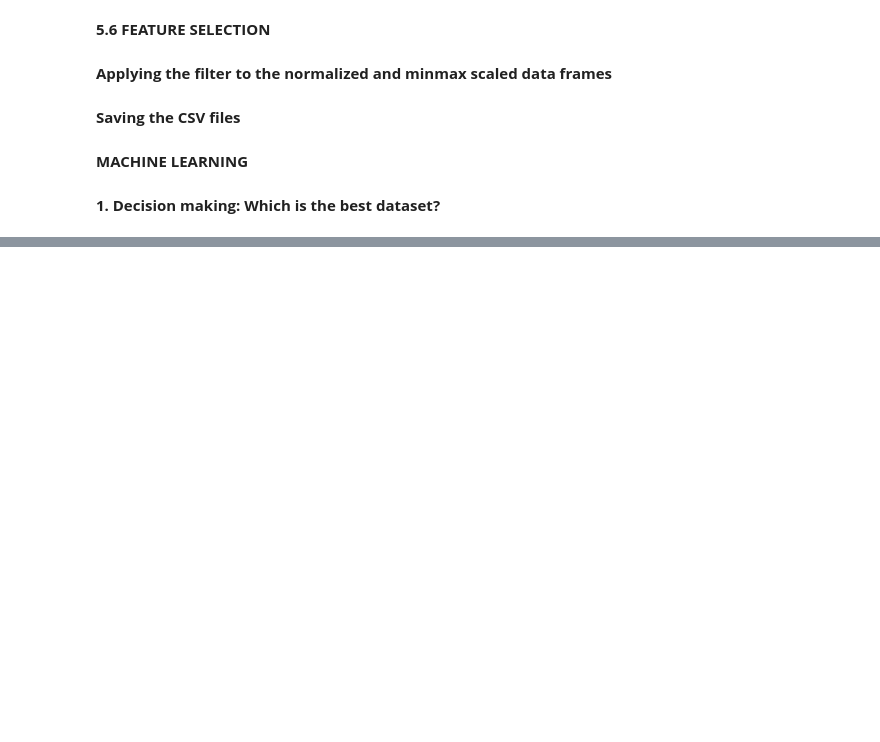
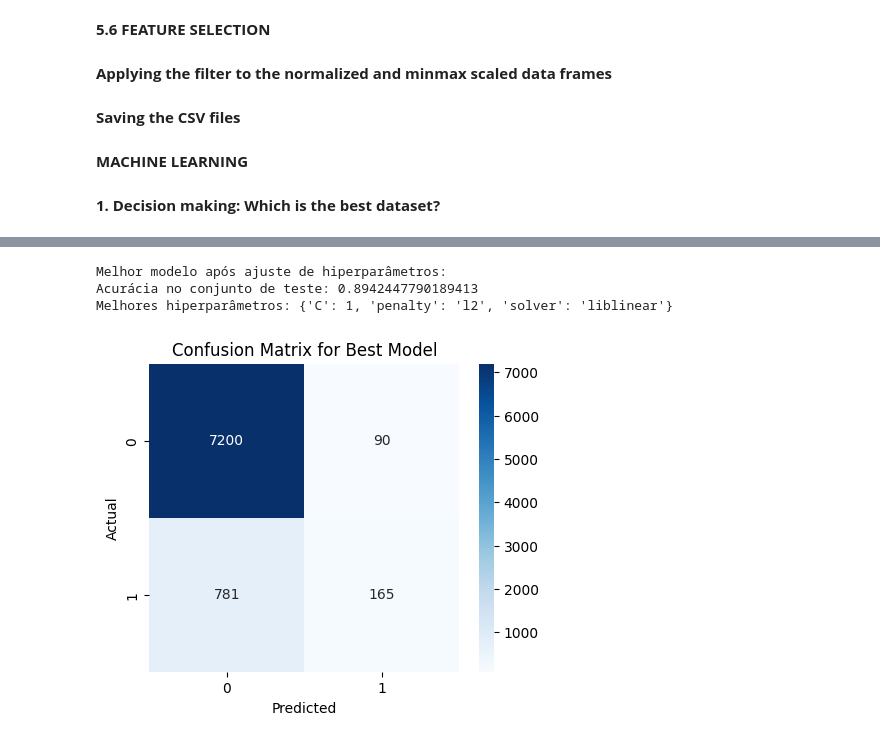
Before and after one commit to RitaViegas/Projetct-Logistic-Regression---Banking-Marketing-Campaign, a Jupyter notebook: src/explore.ipynb, the cells around one changed output, grey strips where cells are left out. Cells and saved outputs as stored; diff of their text form; code cells hidden in the pictures; blank space fills up the shorter version.

Commit message:
logistic regression - completed

```diff
--- a/src/explore.ipynb
+++ b/src/explore.ipynb
@@ -1264,0 +1315,40 @@ Please also refer to the documentation for alternative solver options:
+# %%
+# Escolher o melhor dataset com base na análise anterior para ajustar os hiperparâmetros
+# Dataset com a melhor performance:
+#   Conjunto de treino: X_train_with_outliers_minmax_sel
+#   Conjunto de teste: X_test_with_outliers_minmax_sel
+
+# Selecionar o melhor dataset com base na análise anterior
+X_train_best = X_train_with_outliers_minmax_sel
+X_test_best = X_test_with_outliers_minmax_sel
+
+# Ajuste de hiperparâmetros usando GridSearchCV
+param_grid = {
+    'C': [0.01, 0.1, 1, 10],
+    'penalty': ['l1', 'l2'],
+    'solver': ['liblinear']  # 'liblinear' suporta penalidades 'l1' e 'l2'
+}
+grid_search = GridSearchCV(LogisticRegression(max_iter=500), param_grid, scoring='accuracy', cv=5)
+grid_search.fit(X_train_best, y_train.values.ravel())  # Convertendo y_train para 1D
+best_model = grid_search.best_estimator_
+
+# Avaliação do modelo ajustado nos dados de teste
+y_test_pred_best = best_model.predict(X_test_best)
+test_accuracy = accuracy_score(y_test, y_test_pred_best)
+print("Melhor modelo após ajuste de hiperparâmetros:")
+print(f"Acurácia no conjunto de teste: {test_accuracy}")
+print(f"Melhores hiperparâmetros: {grid_search.best_params_}")
+
+# Matriz de Confusão para o melhor modelo
+cm = confusion_matrix(y_test, y_test_pred_best)
+plt.figure(figsize=(5, 4))
+sns.heatmap(cm, annot=True, fmt="d", cmap="Blues")
+plt.xlabel("Predicted")
+plt.ylabel("Actual")
+plt.title("Confusion Matrix for Best Model")
+plt.show()
+# %% [output]
+Melhor modelo após ajuste de hiperparâmetros:
+Acurácia no conjunto de teste: 0.8942447790189413
+Melhores hiperparâmetros: {'C': 1, 'penalty': 'l2', 'solver': 'liblinear'}
+[figure, added]
```
Also changed, not shown: parts of 4 cells of this notebook.
